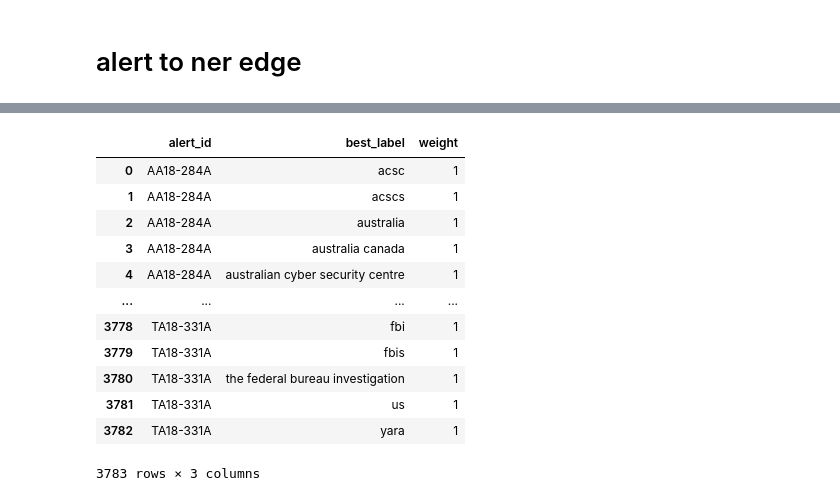
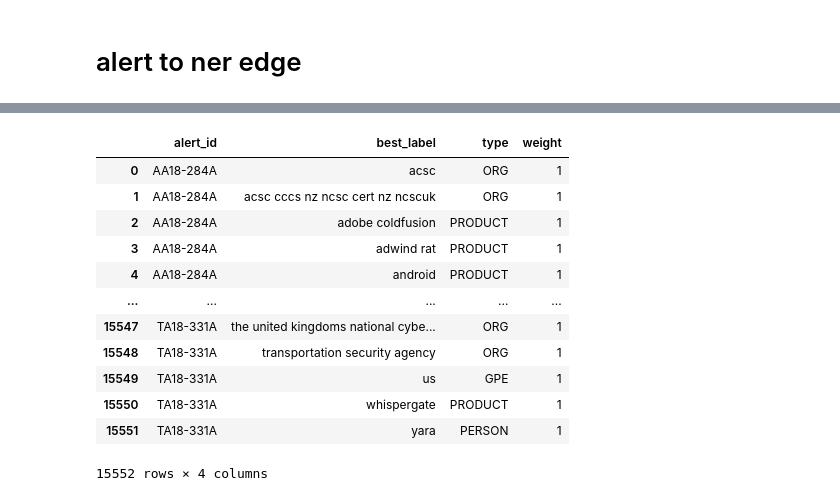
Before and after one commit to karinakanjaria/cyber-etl, a Jupyter notebook: data_integration.ipynb, the cells around one changed output, grey strips where cells are left out. Saved outputs shown, nothing was run; the diff lists cells and outputs as text; code cells hidden in the pictures.

```diff
--- a/data_integration.ipynb
+++ b/data_integration.ipynb
@@ -630,6 +657,7 @@ import optparse
 import dedupe
 from unidecode import unidecode
 # %%
+%%time
 # alert to entity edges
 df_ner = df[["alert_id", "ner2"]].explode("ner2")
 
@@ -646,7 +674,7 @@ df_ner = df_ner.reset_index(level=0)
 df_ner = df_ner.drop(columns="ner2").drop_duplicates()
 
 # Dedupe separate NER types - ENTITY MATCHING TIME
-# RENAMING NORP TO GPE (ie American/Iranian ~= America/Iran)
+# RENAMING NORP TO GPE (ie American~=America / Iranian~=Iran)
 type_col = "mod_type"
 label_col = "label"
 df_ner[type_col] = df_ner["type"]
@@ -690,7 +718,7 @@ df_ner = df_ner[df_ner[label_col].str.len() > 1]
 ner_types = list(df_ner[type_col].unique())
 
 #### REMOVING PRODUCT. If we can figure out why it's not deduping, put it back in.
-ner_types.remove("PRODUCT")
+# ner_types.remove("PRODUCT")
 
 dedupe_tracker = {}
 for ner_type in ner_types:
@@ -790,6 +796,10 @@ Training for PERSON ready.
 reading labeled examples from  ../data/ner_training_GPE.json
 Training for GPE ready.
 # %%
-for ner_type in ner_types:
-    print(f"Starting active labeling for {ner_type}")
-    # dedupe.console_label(dedupe_tracker[ner_type][deduper_col])
+## SET TO TRUE TO PERFORM MANUAL TRAINING
+active_training_enabled = False
+
+if active_training_enabled:
+    for ner_type in ner_types:
+        print(f"Starting active labeling for {ner_type}")
+        dedupe.console_label(dedupe_tracker[ner_type][deduper_col])
@@ -847,11 +860,13 @@ GPE
 # %%
 for ner_type in ner_types:
     if ner_type == "ORG":
-        partition = 0.75
+        partition = 0.6 # Chart is crazy...flat, then jumps from 500 to basically the full dataset, not sure on this one
     elif ner_type == "PERSON":
-        partition = 0.80
+        partition = 0.79 # Erring on the side of cautin for "people"
     elif ner_type == "GPE":
-        partition = 0.5
+        partition = 0.55 # Going a bit easy on the side of Geopolitical to get more matches
+    elif ner_type == "PRODUCT":
+        partition = 0.64 # Chart is also crazy...
     else:
         ner_type = 0.5
     print(f"Clustering {ner_type}...")
@@ -904,0 +921,10 @@ ner_results
+# %%
+# Print top 3 clusters for each Entity Type
+for ner_type in ner_types:
+    print(f"{ner_type}:--")
+    for i in range(3):
+        print(
+            ner_results[
+                (ner_results["cluster_id"] == i) & (ner_results["type"] == ner_type)
+            ].label.unique()
+        )
@@ -938,29 +983,30 @@ best_ner_labels
 # %%
+# Calculate weights for each label which will be an edge property
 alert_ner_label_weights = (
-    best_ner_labels.groupby(by=["alert_id", "best_label"])
+    best_ner_labels.groupby(by=["alert_id", "best_label", "type"])
     .size()
     .rename("weight")
     .reset_index()
 )
 
 # Save the edge data for NER labels
 alert_ner_label_weights.to_csv(data_path / "alert_ner_label_weights.csv", index=False)
 alert_ner_label_weights.to_feather(data_path / "alert_ner_label_weights.feather")
 alert_ner_label_weights
 # %% [output]
-|  | alert_id | best_label | weight |
-| 0 | AA18-284A | acsc | 1 |
-| 1 | AA18-284A | acscs | 1 |
-| 2 | AA18-284A | australia | 1 |
-| 3 | AA18-284A | australia canada | 1 |
-| 4 | AA18-284A | australian cyber security centre | 1 |
-| ... | ... | ... | ... |
-| 3778 | TA18-331A | fbi | 1 |
-| 3779 | TA18-331A | fbis | 1 |
-| 3780 | TA18-331A | the federal bureau investigation | 1 |
-| 3781 | TA18-331A | us | 1 |
-| 3782 | TA18-331A | yara | 1 |
+|  | alert_id | best_label | type | weight |
+| 0 | AA18-284A | acsc | ORG | 1 |
+| 1 | AA18-284A | acsc cccs nz ncsc cert nz ncscuk | ORG | 1 |
+| 2 | AA18-284A | adobe coldfusion | PRODUCT | 1 |
+| 3 | AA18-284A | adwind rat | PRODUCT | 1 |
+| 4 | AA18-284A | android | PRODUCT | 1 |
+| ... | ... | ... | ... | ... |
+| 15547 | TA18-331A | the united kingdoms national cybe... | ORG | 1 |
+| 15548 | TA18-331A | transportation security agency | ORG | 1 |
+| 15549 | TA18-331A | us | GPE | 1 |
+| 15550 | TA18-331A | whispergate | PRODUCT | 1 |
+| 15551 | TA18-331A | yara | PERSON | 1 |
-3783 rows × 3 columns
+15552 rows × 4 columns
 # %%
 notebook_end_time = datetime.now()
 print(f"Notebook took {notebook_end_time - notebook_start_time} time to complete")
```
Also changed, not shown: parts of 27 cells of this notebook, 14 other files.
